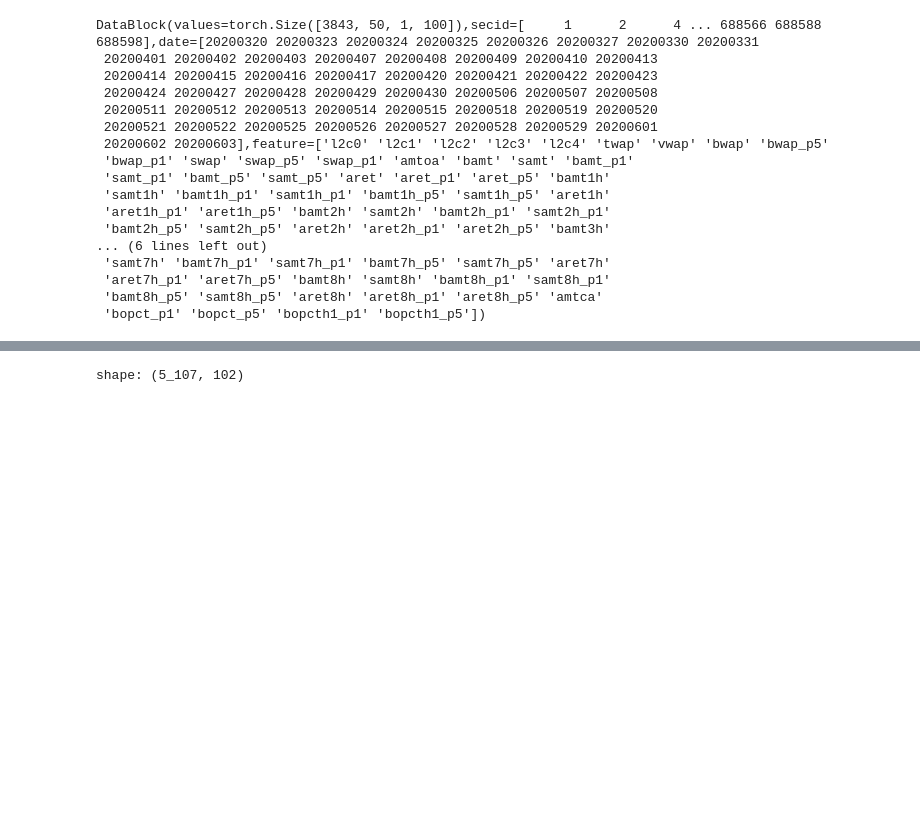
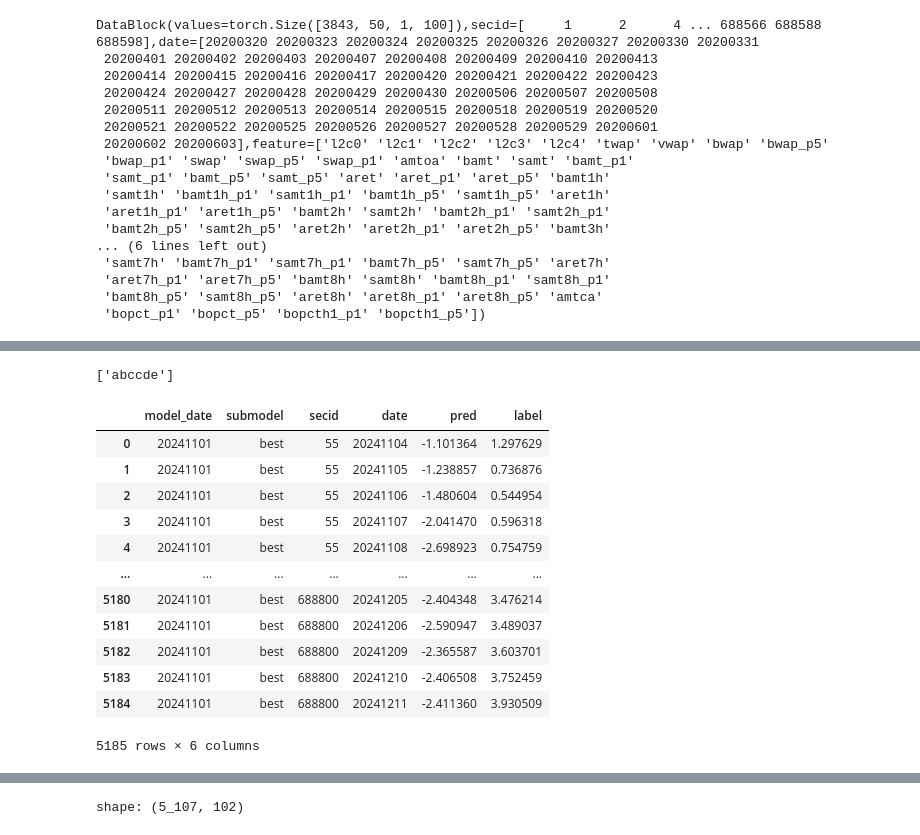
Before and after one commit to mengkjin/learndl, a Jupyter notebook: main.ipynb, the cells around one changed output, grey strips where cells are left out. Saved outputs shown, nothing was run; the diff lists cells and outputs as text; code cells hidden in the pictures; blank space fills up the shorter version.

```diff
--- a/main.ipynb
+++ b/main.ipynb
@@ -282,0 +333,23 @@ shape: (8_674_987, 102)
+# %%
+[f'abc'
+f'cde']
+# %% [output]
+['abccde']
+# %%
+import pandas as pd
+df = pd.read_feather('/Users/mengkjin/workspace/learndl/models/st/nn@gru@gru_l2/snapshot/pred_recorder/preds/0.20241101.20241104.20241211.feather')
+df.groupby(['model_date' , 'submodel' , 'secid' , 'date'])[['pred' , 'label']].mean().reset_index()
+# %% [output]
+|  | model_date | submodel | secid | date | pred | label |
+| 0 | 20241101 | best | 55 | 20241104 | -1.101364 | 1.297629 |
+| 1 | 20241101 | best | 55 | 20241105 | -1.238857 | 0.736876 |
+| 2 | 20241101 | best | 55 | 20241106 | -1.480604 | 0.544954 |
+| 3 | 20241101 | best | 55 | 20241107 | -2.041470 | 0.596318 |
+| 4 | 20241101 | best | 55 | 20241108 | -2.698923 | 0.754759 |
+| ... | ... | ... | ... | ... | ... | ... |
+| 5180 | 20241101 | best | 688800 | 20241205 | -2.404348 | 3.476214 |
+| 5181 | 20241101 | best | 688800 | 20241206 | -2.590947 | 3.489037 |
+| 5182 | 20241101 | best | 688800 | 20241209 | -2.365587 | 3.603701 |
+| 5183 | 20241101 | best | 688800 | 20241210 | -2.406508 | 3.752459 |
+| 5184 | 20241101 | best | 688800 | 20241211 | -2.411360 | 3.930509 |
+5185 rows × 6 columns
```
Also changed, not shown: parts of 15 cells of this notebook, 12 other files.
